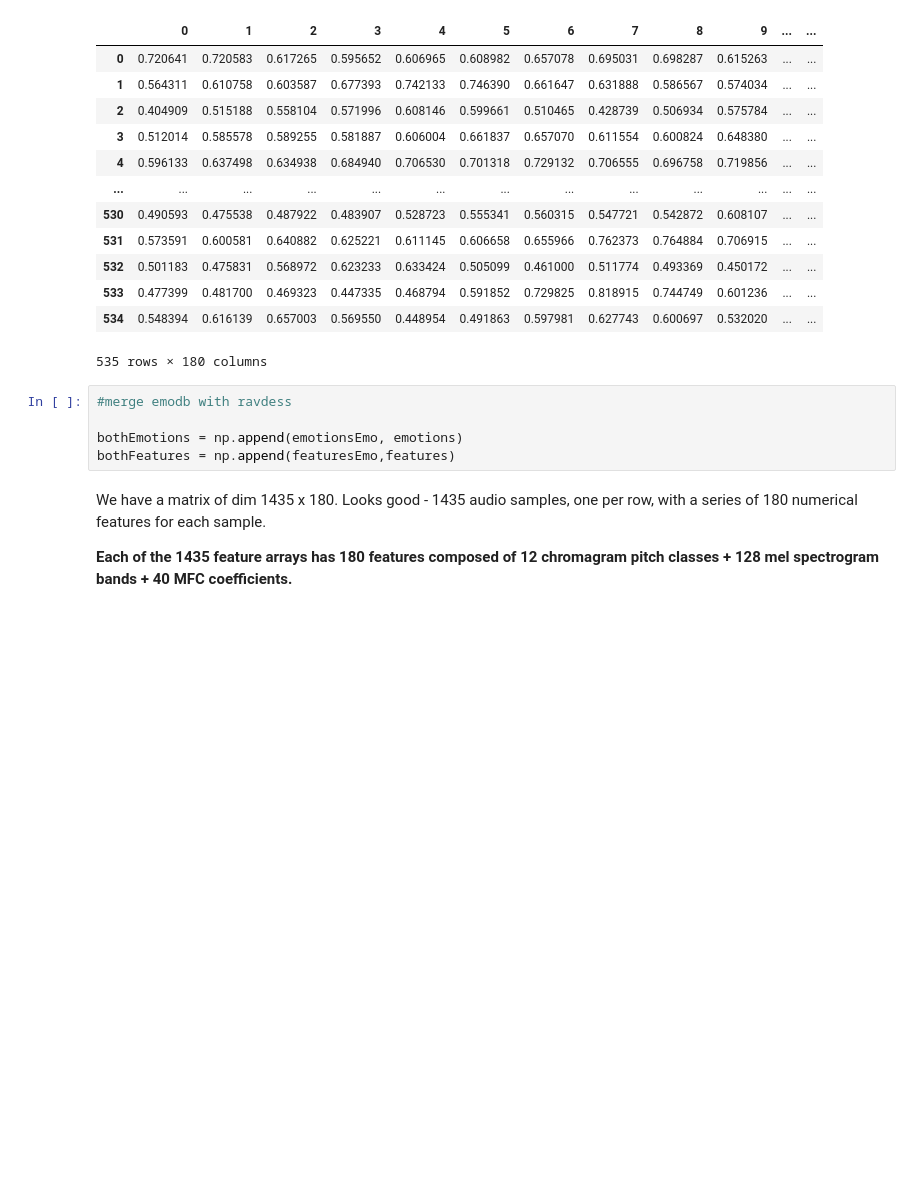
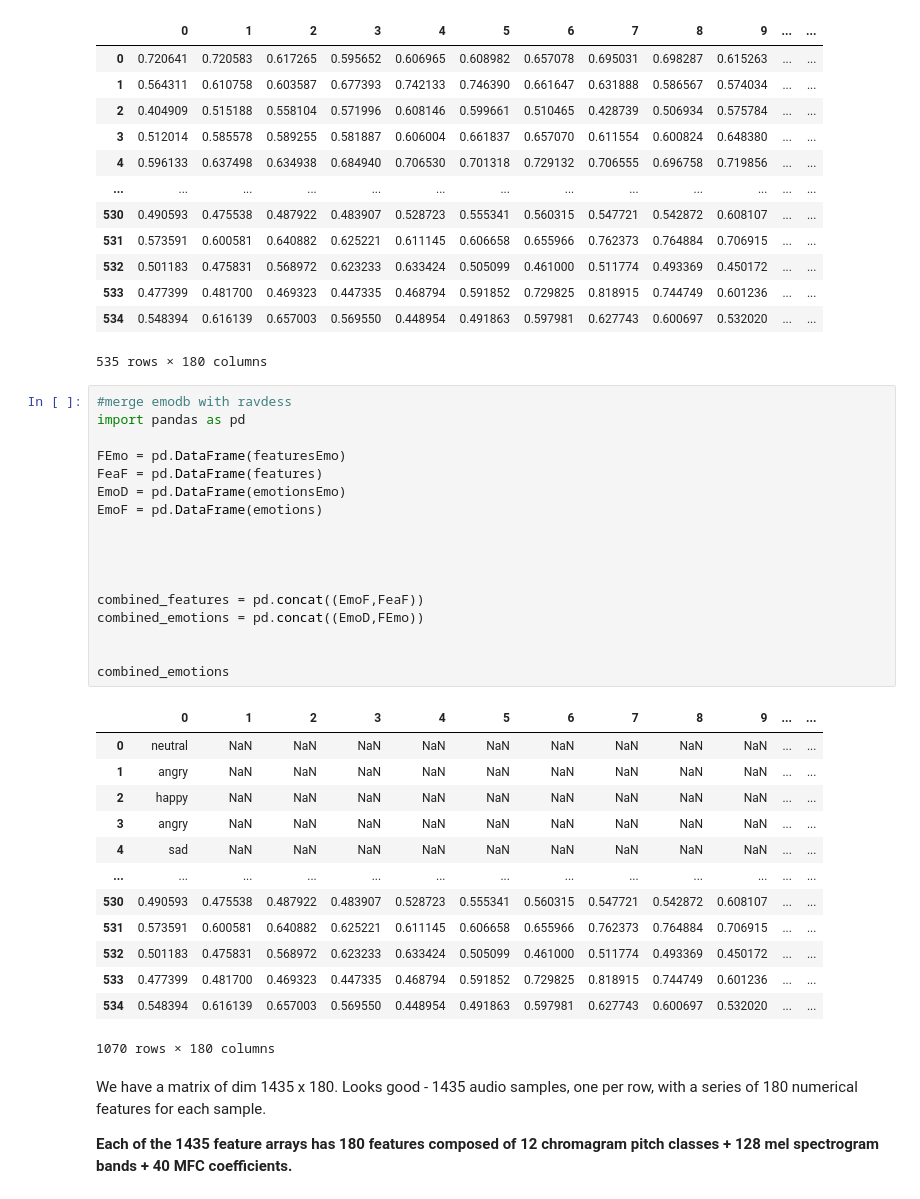
Before and after one commit to IAT-ExploringAI-2024/Week3-Machine_Learning, a Jupyter notebook: Week_3_MachineLearning.ipynb, the cells around one changed output. Drawn from its saved outputs; the diff is of its cells as text; blank space fills up the shorter version.

```diff
--- a/Week_3_MachineLearning.ipynb
+++ b/Week_3_MachineLearning.ipynb
@@ -289,11 +298,37 @@ Numerical features extracted per sample: 1
 | 533 | 0.477399 | 0.481700 | 0.469323 | 0.447335 | 0.468794 | 0.591852 | 0.729825 | 0.818915 | 0.744749 | 0.601236 | ... | ... |
 | 534 | 0.548394 | 0.616139 | 0.657003 | 0.569550 | 0.448954 | 0.491863 | 0.597981 | 0.627743 | 0.600697 | 0.532020 | ... | ... |
 535 rows × 180 columns
-# %%
-#merge emodb with ravdess
-
-bothEmotions = np.append(emotionsEmo, emotions)
-bothFeatures = np.append(featuresEmo,features)
+# %%
+#merge emodb with ravdess
+import pandas as pd
+
+FEmo = pd.DataFrame(featuresEmo)
+FeaF = pd.DataFrame(features)
+EmoD = pd.DataFrame(emotionsEmo)
+EmoF = pd.DataFrame(emotions)
+
+
+
+
+combined_features = pd.concat((EmoF,FeaF))
+combined_emotions = pd.concat((EmoD,FEmo))
+
+
+combined_emotions
+# %% [output]
+|  | 0 | 1 | 2 | 3 | 4 | 5 | 6 | 7 | 8 | 9 | ... | ... |
+| 0 | neutral | NaN | NaN | NaN | NaN | NaN | NaN | NaN | NaN | NaN | ... | ... |
+| 1 | angry | NaN | NaN | NaN | NaN | NaN | NaN | NaN | NaN | NaN | ... | ... |
+| 2 | happy | NaN | NaN | NaN | NaN | NaN | NaN | NaN | NaN | NaN | ... | ... |
+| 3 | angry | NaN | NaN | NaN | NaN | NaN | NaN | NaN | NaN | NaN | ... | ... |
+| 4 | sad | NaN | NaN | NaN | NaN | NaN | NaN | NaN | NaN | NaN | ... | ... |
+| ... | ... | ... | ... | ... | ... | ... | ... | ... | ... | ... | ... | ... |
+| 530 | 0.490593 | 0.475538 | 0.487922 | 0.483907 | 0.528723 | 0.555341 | 0.560315 | 0.547721 | 0.542872 | 0.608107 | ... | ... |
+| 531 | 0.573591 | 0.600581 | 0.640882 | 0.625221 | 0.611145 | 0.606658 | 0.655966 | 0.762373 | 0.764884 | 0.706915 | ... | ... |
+| 532 | 0.501183 | 0.475831 | 0.568972 | 0.623233 | 0.633424 | 0.505099 | 0.461000 | 0.511774 | 0.493369 | 0.450172 | ... | ... |
+| 533 | 0.477399 | 0.481700 | 0.469323 | 0.447335 | 0.468794 | 0.591852 | 0.729825 | 0.818915 | 0.744749 | 0.601236 | ... | ... |
+| 534 | 0.548394 | 0.616139 | 0.657003 | 0.569550 | 0.448954 | 0.491863 | 0.597981 | 0.627743 | 0.600697 | 0.532020 | ... | ... |
+1070 rows × 180 columns
 # %% [markdown]
 We have a matrix of dim 1435 x 180. Looks good - 1435 audio samples, one per row, with a series of
 180 numerical features for each sample.
```
Also changed, not shown: parts of 6 cells of this notebook.
